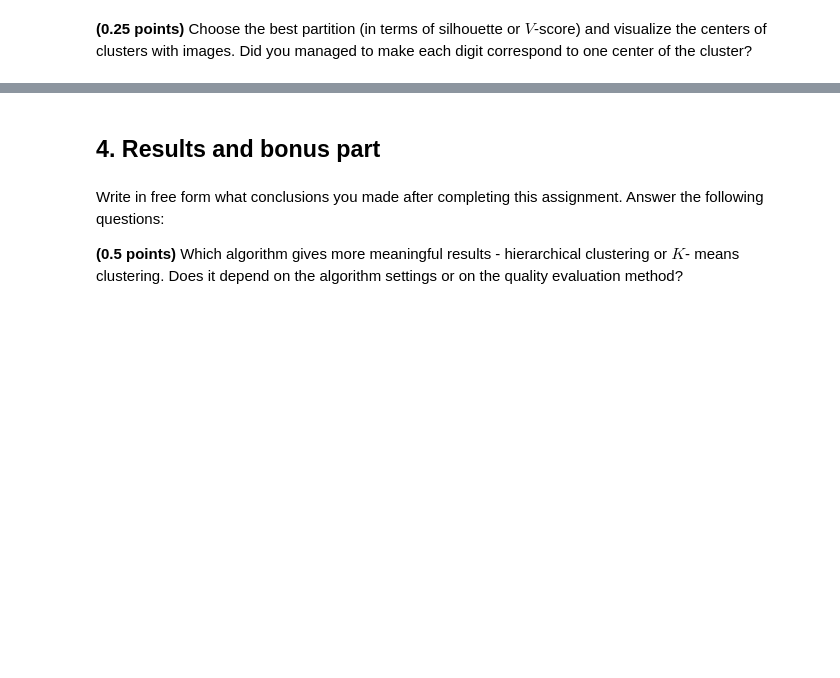
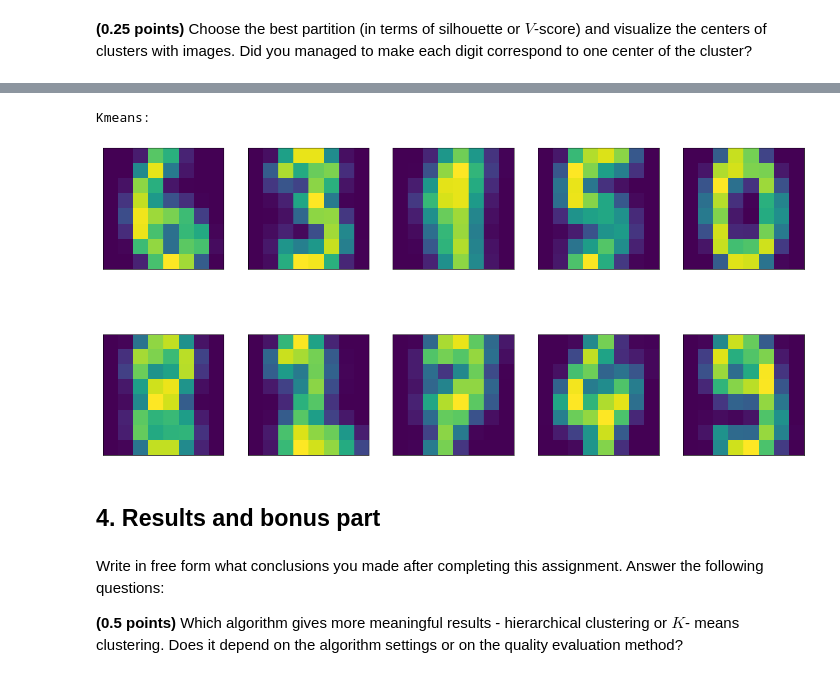
Before and after one commit to alsing/ml-intro-rs-school, a Jupyter notebook: 8 - Clustering and Dimensionality Reduction/clustering.ipynb, the cells around one changed output, grey strips where cells are left out. Drawn from its saved outputs; the diff is of its cells as text; code cells hidden in the pictures; blank space fills up the shorter version.

```diff
--- a/8 - Clustering and Dimensionality Reduction/clustering.ipynb
+++ b/8 - Clustering and Dimensionality Reduction/clustering.ipynb
@@ -331,3 +413,15 @@ The implementation of `tSNE` in the `scikit-learn` library is the `TSNE` class i
+# %%
+fig, axes = plt.subplots(nrows=2, ncols=5, figsize=(20, 10))
+print('Kmeans:')
+for i in range(10):
+    digit = np.average(X[kmeans_labels == i], axis=0).reshape((8, 8))
+    ax = axes[i // 5, i % 5]
+    ax.set_xticks([])
+    ax.set_yticks([])
+    ax.imshow(digit)
+# %% [output]
+Kmeans:
+[figure, added]
 # %% [markdown]
 ## 4. Results and bonus part
 # %% [markdown]
```
Also changed, not shown: parts of 7 cells of this notebook.
